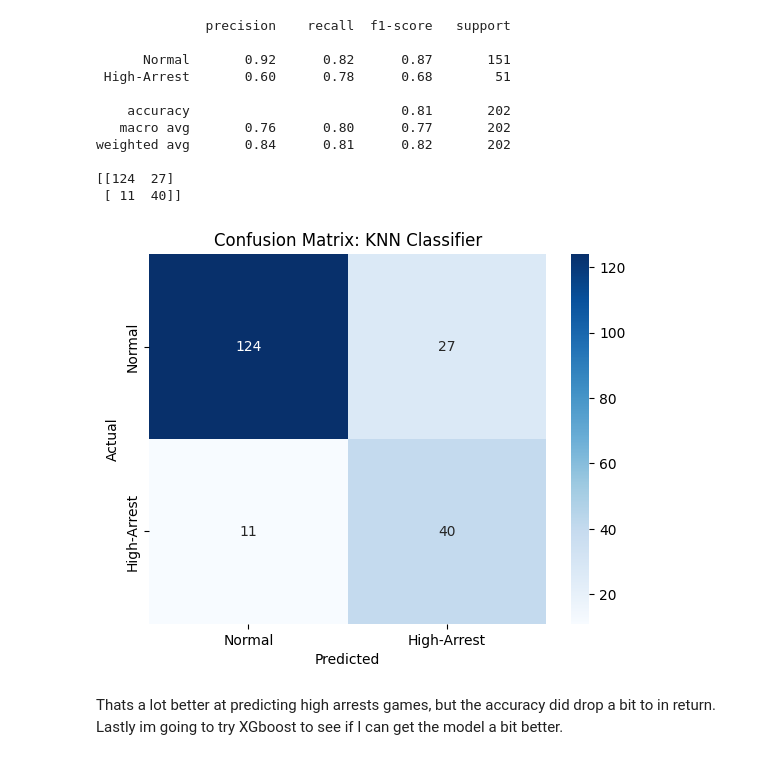
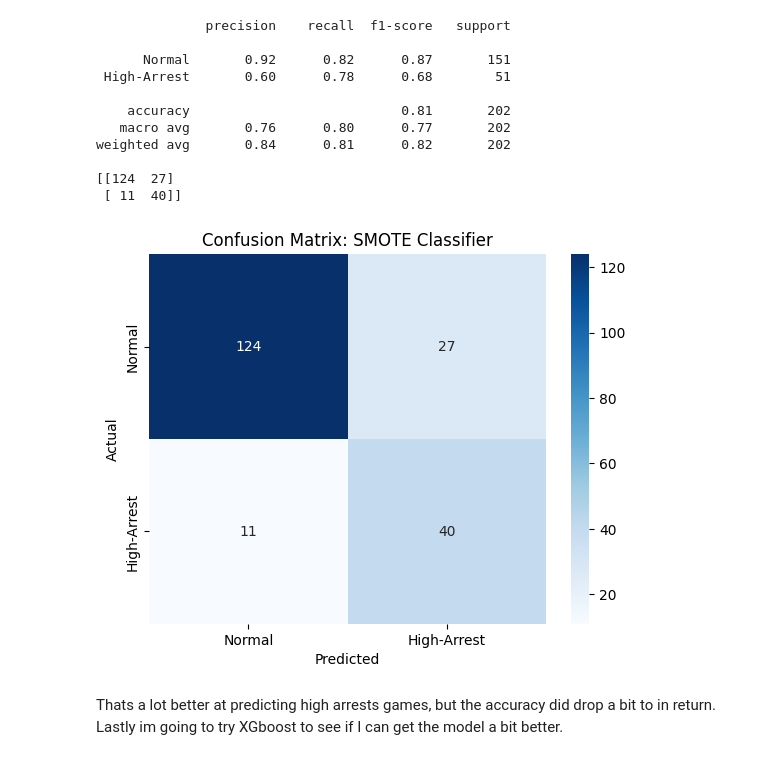
Before and after one commit to NateCook541/Data-science-final-project, a Jupyter notebook: mainNFLArrrest.ipynb, the cells around one changed output. Saved outputs shown, nothing was run; the diff lists cells and outputs as text; code cells hidden in the pictures.

```diff
--- a/mainNFLArrrest.ipynb
+++ b/mainNFLArrrest.ipynb
@@ -972,13 +970,13 @@ weighted avg       0.84      0.81      0.82       202
 # %%
 # Plot confusion matrix
 cm = confusion_matrix(y_test_class, y_pred_knn)
 sns.heatmap(cm, annot=True, fmt='d', cmap='Blues', xticklabels=["Normal", "High-Arrest"], yticklabels=["Normal", "High-Arrest"])
 plt.xlabel("Predicted")
 plt.ylabel("Actual")
-plt.title("Confusion Matrix: KNN Classifier")
+plt.title("Confusion Matrix: SMOTE Classifier")
 plt.show()
 # %% [output]
-[figure, old version]
+[figure, new version]
 # %% [markdown]
 Thats a lot better at predicting high arrests games, but the accuracy did drop a bit to in return. Lastly im going to try XGboost to see if I can get the model a bit better.
 # %%
```
Also changed, not shown: parts of 3 cells of this notebook.
